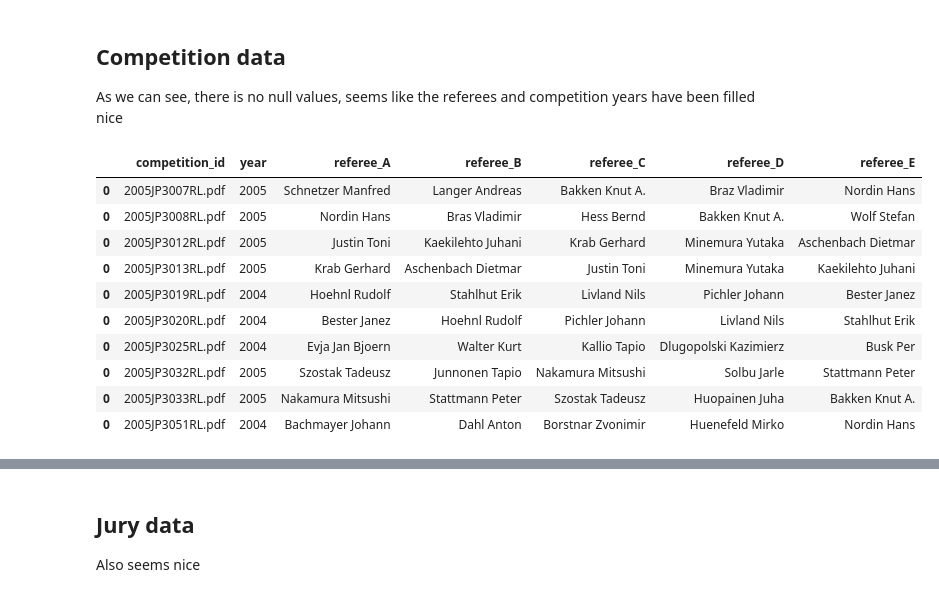
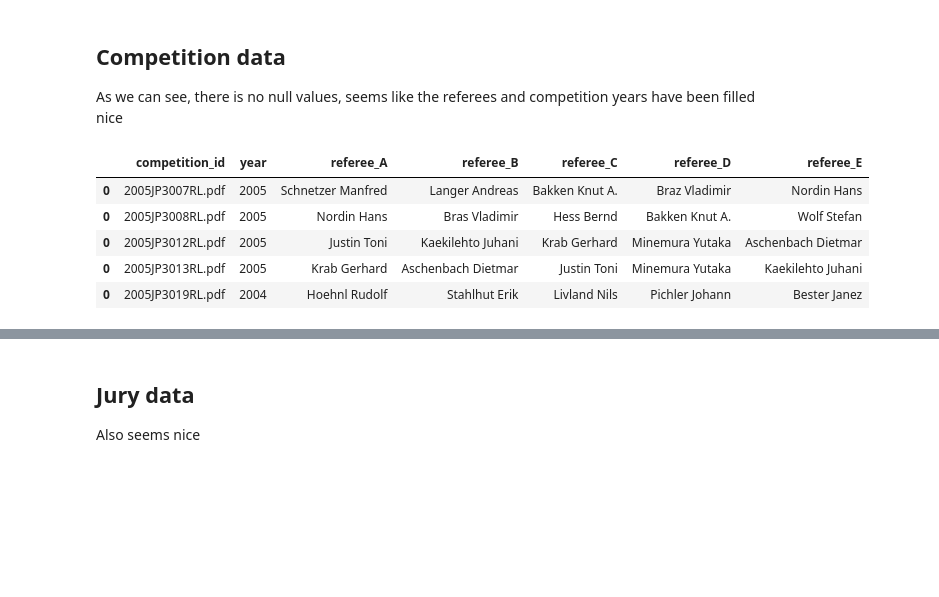
Before and after one commit to vroobelle93/02_ski_jumping, a Jupyter notebook: 02_ski_jumping.ipynb, the cells around one changed output, grey strips where cells are left out. Saved outputs shown, nothing was run; the diff lists cells and outputs as text; code cells hidden in the pictures; blank space fills up the shorter version.

```diff
--- a/02_ski_jumping.ipynb
+++ b/02_ski_jumping.ipynb
@@ -176,19 +157,14 @@ Jumps performed: 80
 ## Competition data
 As we can see, there is no null values, seems like the referees and competition years have been filled nice
 # %%
-competition_data_df.head(10)
+competition_data_df.head()
 # %% [output]
 |  | competition_id | year | referee_A | referee_B | referee_C | referee_D | referee_E |
 | 0 | 2005JP3007RL.pdf | 2005 | Schnetzer Manfred | Langer Andreas | Bakken Knut A. | Braz Vladimir | Nordin Hans |
 | 0 | 2005JP3008RL.pdf | 2005 | Nordin Hans | Bras Vladimir | Hess Bernd | Bakken Knut A. | Wolf Stefan |
 | 0 | 2005JP3012RL.pdf | 2005 | Justin Toni | Kaekilehto Juhani | Krab Gerhard | Minemura Yutaka | Aschenbach Dietmar |
 | 0 | 2005JP3013RL.pdf | 2005 | Krab Gerhard | Aschenbach Dietmar | Justin Toni | Minemura Yutaka | Kaekilehto Juhani |
 | 0 | 2005JP3019RL.pdf | 2004 | Hoehnl Rudolf | Stahlhut Erik | Livland Nils | Pichler Johann | Bester Janez |
-| 0 | 2005JP3020RL.pdf | 2004 | Bester Janez | Hoehnl Rudolf | Pichler Johann | Livland Nils | Stahlhut Erik |
-| 0 | 2005JP3025RL.pdf | 2004 | Evja Jan Bjoern | Walter Kurt | Kallio Tapio | Dlugopolski Kazimierz | Busk Per |
-| 0 | 2005JP3032RL.pdf | 2005 | Szostak Tadeusz | Junnonen Tapio | Nakamura Mitsushi | Solbu Jarle | Stattmann Peter |
-| 0 | 2005JP3033RL.pdf | 2005 | Nakamura Mitsushi | Stattmann Peter | Szostak Tadeusz | Huopainen Juha | Bakken Knut A. |
-| 0 | 2005JP3051RL.pdf | 2004 | Bachmayer Johann | Dahl Anton | Borstnar Zvonimir | Huenefeld Mirko | Nordin Hans |
 # %%
 competition_data_df.info()
 # %% [output]
```
Also changed, not shown: parts of 25 cells of this notebook, 2 other files.
